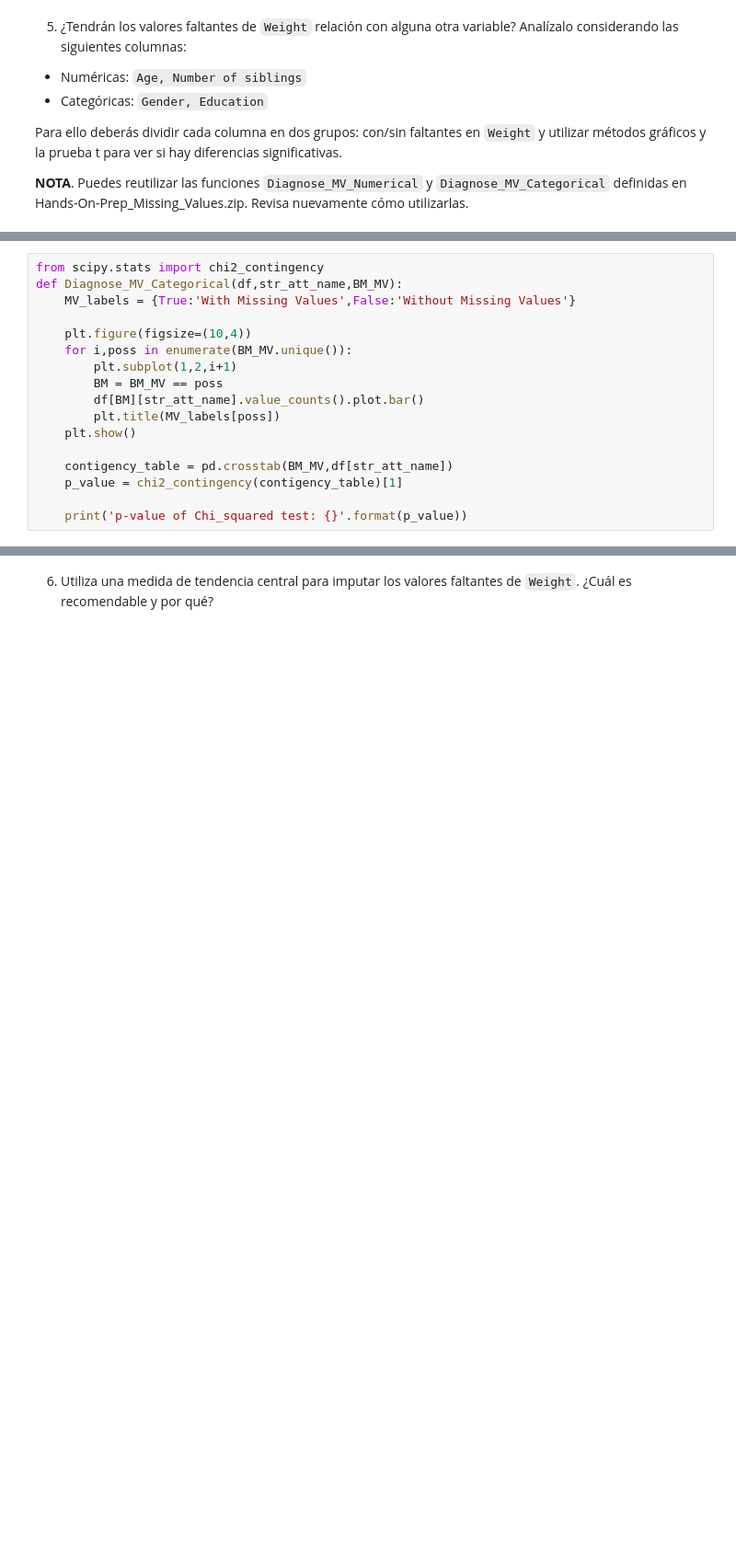
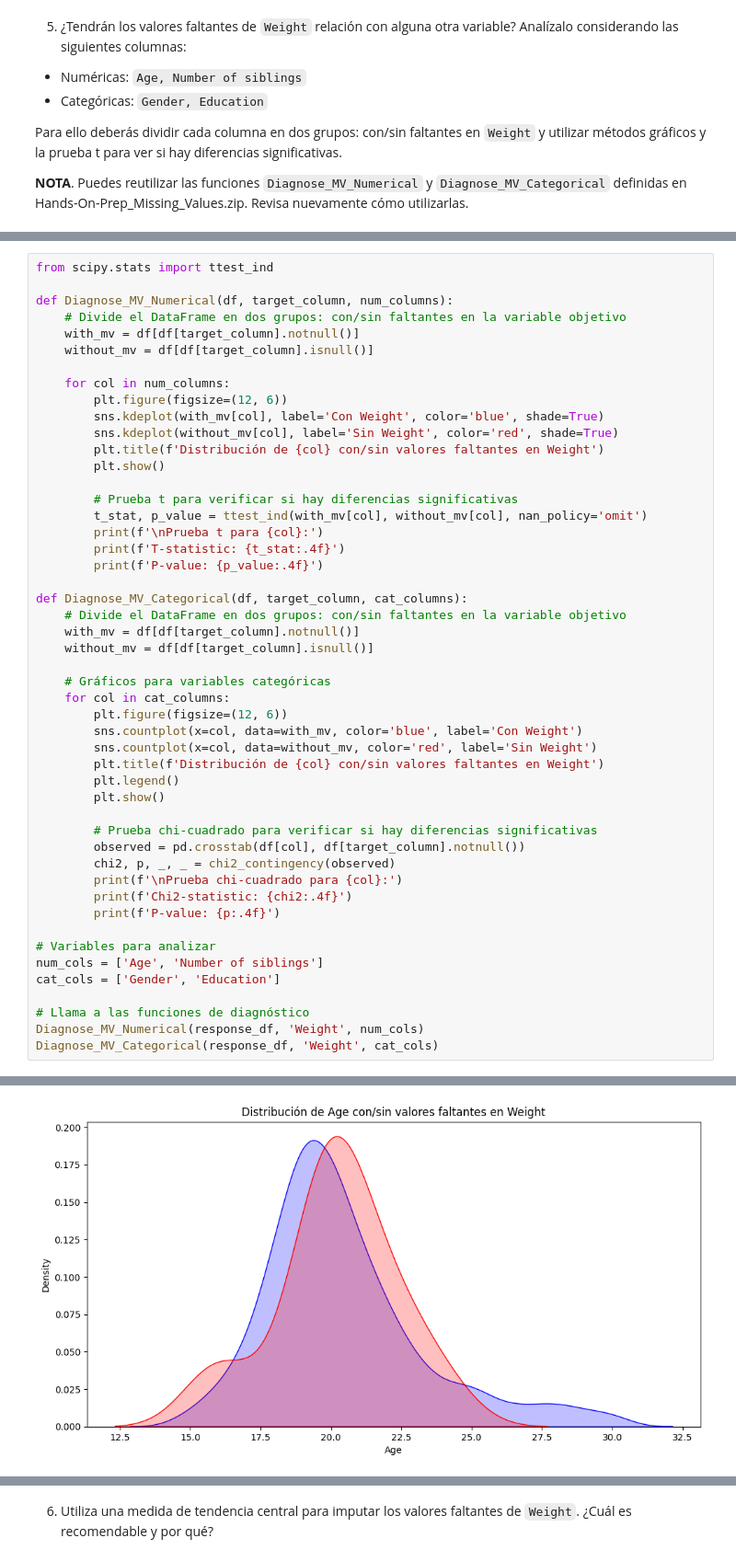
Before and after one commit to A01795331/estefania, a Jupyter notebook: Actividad5Preprocesamiento.ipynb, the cells around one changed output, grey strips where cells are left out. Shown: that part at 92% size. Saved outputs shown, nothing was run; the diff lists cells and outputs as text; blank space fills up the shorter version.

```diff
--- a/Actividad5Preprocesamiento.ipynb
+++ b/Actividad5Preprocesamiento.ipynb
@@ -105,17 +122,50 @@ def Diagnose_MV_Numerical(df,str_att_name,BM_MV):
-# %%
-from scipy.stats import chi2_contingency
-def Diagnose_MV_Categorical(df,str_att_name,BM_MV):
-    MV_labels = {True:'With Missing Values',False:'Without Missing Values'}
-
-    plt.figure(figsize=(10,4))
-    for i,poss in enumerate(BM_MV.unique()):
-        plt.subplot(1,2,i+1)
-        BM = BM_MV == poss
-        df[BM][str_att_name].value_counts().plot.bar()
-        plt.title(MV_labels[poss])
-    plt.show()
-
-    contigency_table = pd.crosstab(BM_MV,df[str_att_name])
-    p_value = chi2_contingency(contigency_table)[1]
-
-    print('p-value of Chi_squared test: {}'.format(p_value))
+# %%
+from scipy.stats import ttest_ind
+
+def Diagnose_MV_Numerical(df, target_column, num_columns):
+    # Divide el DataFrame en dos grupos: con/sin faltantes en la variable objetivo
+    with_mv = df[df[target_column].notnull()]
+    without_mv = df[df[target_column].isnull()]
+
+    for col in num_columns:
+        plt.figure(figsize=(12, 6))
+        sns.kdeplot(with_mv[col], label='Con Weight', color='blue', shade=True)
+        sns.kdeplot(without_mv[col], label='Sin Weight', color='red', shade=True)
+        plt.title(f'Distribución de {col} con/sin valores faltantes en Weight')
+        plt.show()
+
+        # Prueba t para verificar si hay diferencias significativas
+        t_stat, p_value = ttest_ind(with_mv[col], without_mv[col], nan_policy='omit')
+        print(f'\nPrueba t para {col}:')
+        print(f'T-statistic: {t_stat:.4f}')
+        print(f'P-value: {p_value:.4f}')
+
+def Diagnose_MV_Categorical(df, target_column, cat_columns):
+    # Divide el DataFrame en dos grupos: con/sin faltantes en la variable objetivo
+    with_mv = df[df[target_column].notnull()]
+    without_mv = df[df[target_column].isnull()]
+
+    # Gráficos para variables categóricas
+    for col in cat_columns:
+        plt.figure(figsize=(12, 6))
+        sns.countplot(x=col, data=with_mv, color='blue', label='Con Weight')
+        sns.countplot(x=col, data=without_mv, color='red', label='Sin Weight')
+        plt.title(f'Distribución de {col} con/sin valores faltantes en Weight')
+        plt.legend()
+        plt.show()
+
+        # Prueba chi-cuadrado para verificar si hay diferencias significativas
+        observed = pd.crosstab(df[col], df[target_column].notnull())
+        chi2, p, _, _ = chi2_contingency(observed)
+        print(f'\nPrueba chi-cuadrado para {col}:')
+        print(f'Chi2-statistic: {chi2:.4f}')
+        print(f'P-value: {p:.4f}')
+
+# Variables para analizar
+num_cols = ['Age', 'Number of siblings']
+cat_cols = ['Gender', 'Education']
+
+# Llama a las funciones de diagnóstico
+Diagnose_MV_Numerical(response_df, 'Weight', num_cols)
+Diagnose_MV_Categorical(response_df, 'Weight', cat_cols)
+# %% [output]
@@ -121,0 +181 @@ def Diagnose_MV_Categorical(df,str_att_name,BM_MV):
+[figure, added]
```
Also changed, not shown: parts of 14 cells of this notebook.
